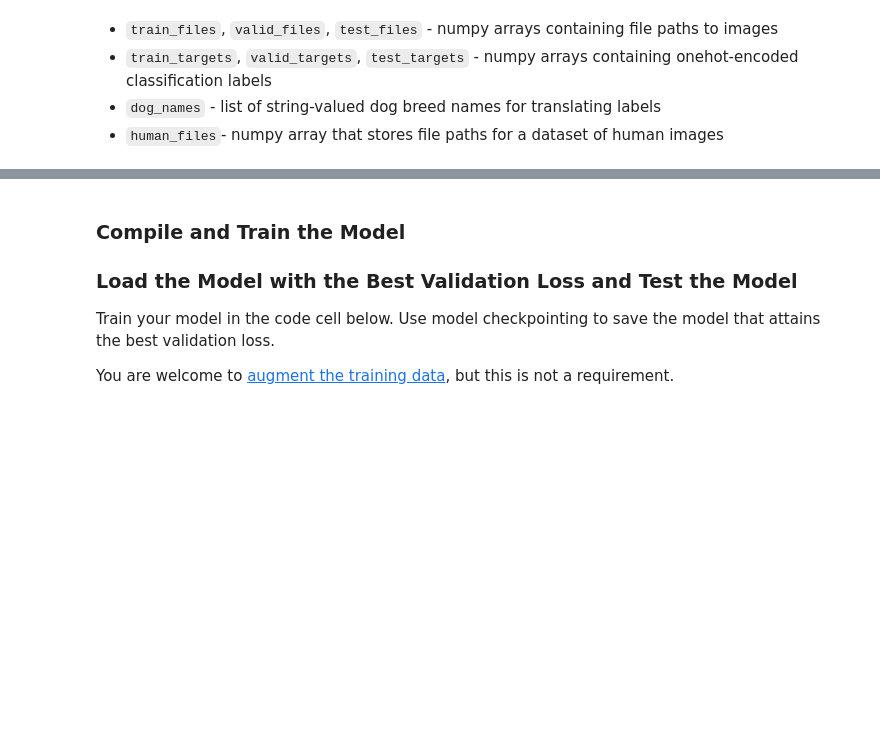
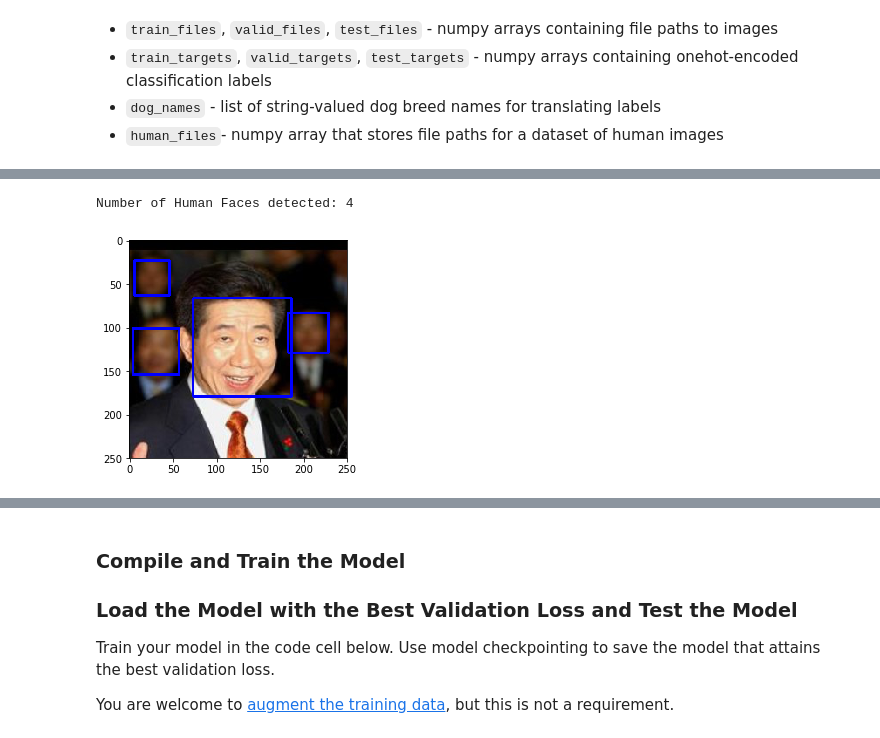
Before and after one commit to jquickgh/dlnd-dog-breed-classifier-cnn, a Jupyter notebook: dog_app.ipynb, the cells around one changed output, grey strips where cells are left out. Cells and saved outputs as stored; diff of their text form; code cells hidden in the pictures; blank space fills up the shorter version.

```diff
--- a/dog_app.ipynb
+++ b/dog_app.ipynb
@@ -420,0 +134,18 @@ _________________________________________________________________
+# %%
+def find_faces(image):
+    img = cv2.imread(image) # load color (BGR) image
+    gray = cv2.cvtColor(img, cv2.COLOR_BGR2GRAY) # convert BGR image to grayscale
+    faces = face_cascade.detectMultiScale(gray) # find faces in image
+    return faces, img
+
+def show_face_image(faces, img):
+    print('Number of Human Faces detected:', len(faces))
+    for (x,y,w,h) in faces: # get bounding box for each detected face
+        cv2.rectangle(img,(x,y),(x+w,y+h),(255,0,0),2) # add bounding box to color image
+    cv_rgb = cv2.cvtColor(img, cv2.COLOR_BGR2RGB) # convert BGR image to RGB for plotting
+    plt.imshow(cv_rgb) # display the image, along with bounding box
+    plt.show()
+
+haar_file = 'haarcascades/haarcascade_frontalface_alt.xml'
+face_cascade = cv2.CascadeClassifier(haar_file)
+print ('Haar Cascade Algorithm:', haar_file)
@@ -420,0 +154,5 @@ _________________________________________________________________
+# %%
+%%time
+
+faces, img = find_faces(human_files[3])
+show_face_image(faces, img)
@@ -420,0 +163,12 @@ _________________________________________________________________
+# %%
+def find_max_number_of_faces():
+    max_faces = [0,0,0,0]
+    for k in range(200):
+        faces, img = find_faces(human_files[k])
+        if len(faces) > max_faces[0]: max_faces = [len(faces), k, faces, img]
+    show_face_image(max_faces[2], max_faces[3])
+
+find_max_number_of_faces()
+# %% [output]
+Number of Human Faces detected: 4
+[figure, added]
```
Also changed, not shown: parts of 77 cells of this notebook.
